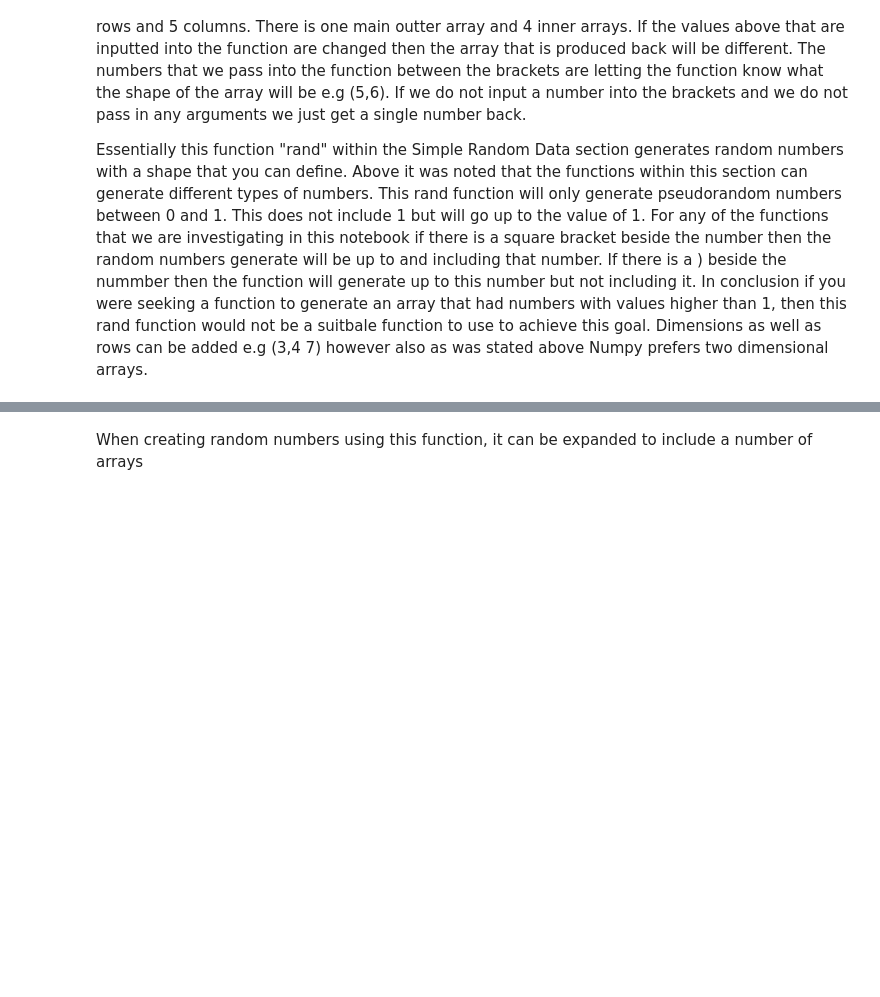
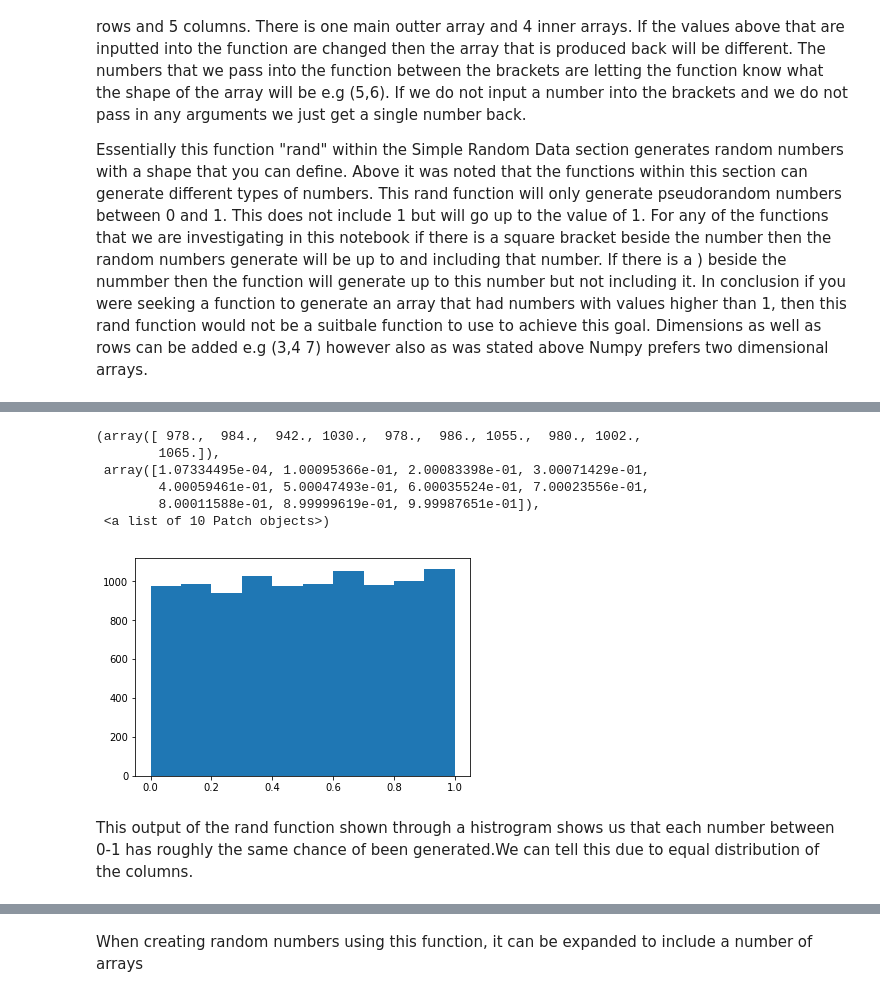
Before and after one commit to lindamonaghan/numpy-random, a Jupyter notebook: numpy-random.ipynb, the cells around one changed output, grey strips where cells are left out. Cells and saved outputs as stored; diff of their text form; code cells hidden in the pictures; blank space fills up the shorter version.

Commit message:
Added graphs and more info to Simple Random Data

```diff
--- a/numpy-random.ipynb
+++ b/numpy-random.ipynb
@@ -84,0 +133,18 @@ In conclusion if you were seeking a function to generate an array that had numbe
+# %%
+y = np.random.rand(10000)
+# %%
+%matplotlib inline
+import matplotlib.pyplot as plt
+
+plt.hist(y)
+# %% [output]
+(array([ 978.,  984.,  942., 1030.,  978.,  986., 1055.,  980., 1002.,
+        1065.]),
+ array([1.07334495e-04, 1.00095366e-01, 2.00083398e-01, 3.00071429e-01,
+        4.00059461e-01, 5.00047493e-01, 6.00035524e-01, 7.00023556e-01,
+        8.00011588e-01, 8.99999619e-01, 9.99987651e-01]),
+ <a list of 10 Patch objects>)
+[figure, added]
+# %% [markdown]
+This output of the rand function shown through a histrogram shows us that each number between 0-1 has roughly the same chance of
+been generated.We can tell this due to equal distribution of the columns.
```
Also changed, not shown: parts of 15 cells of this notebook.
